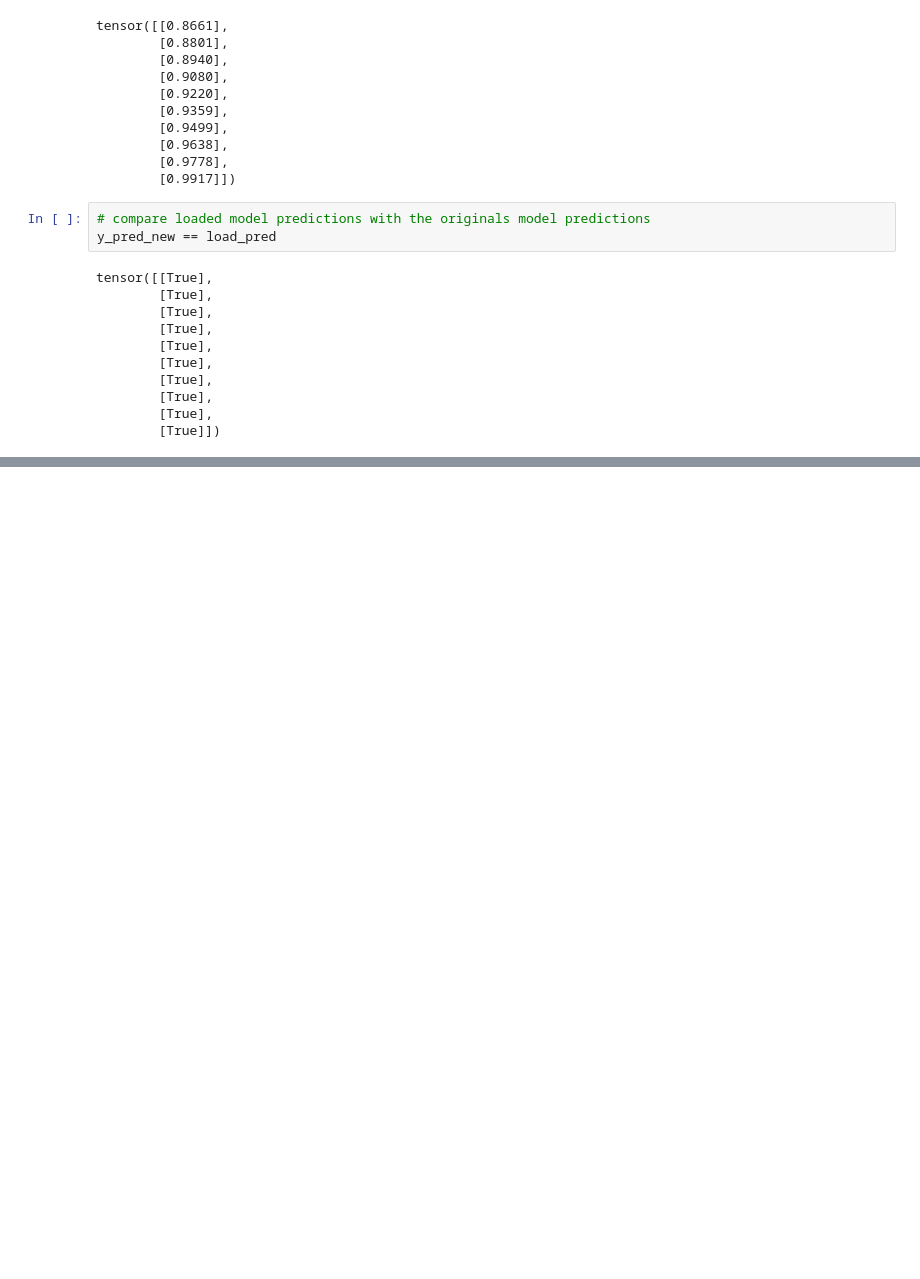
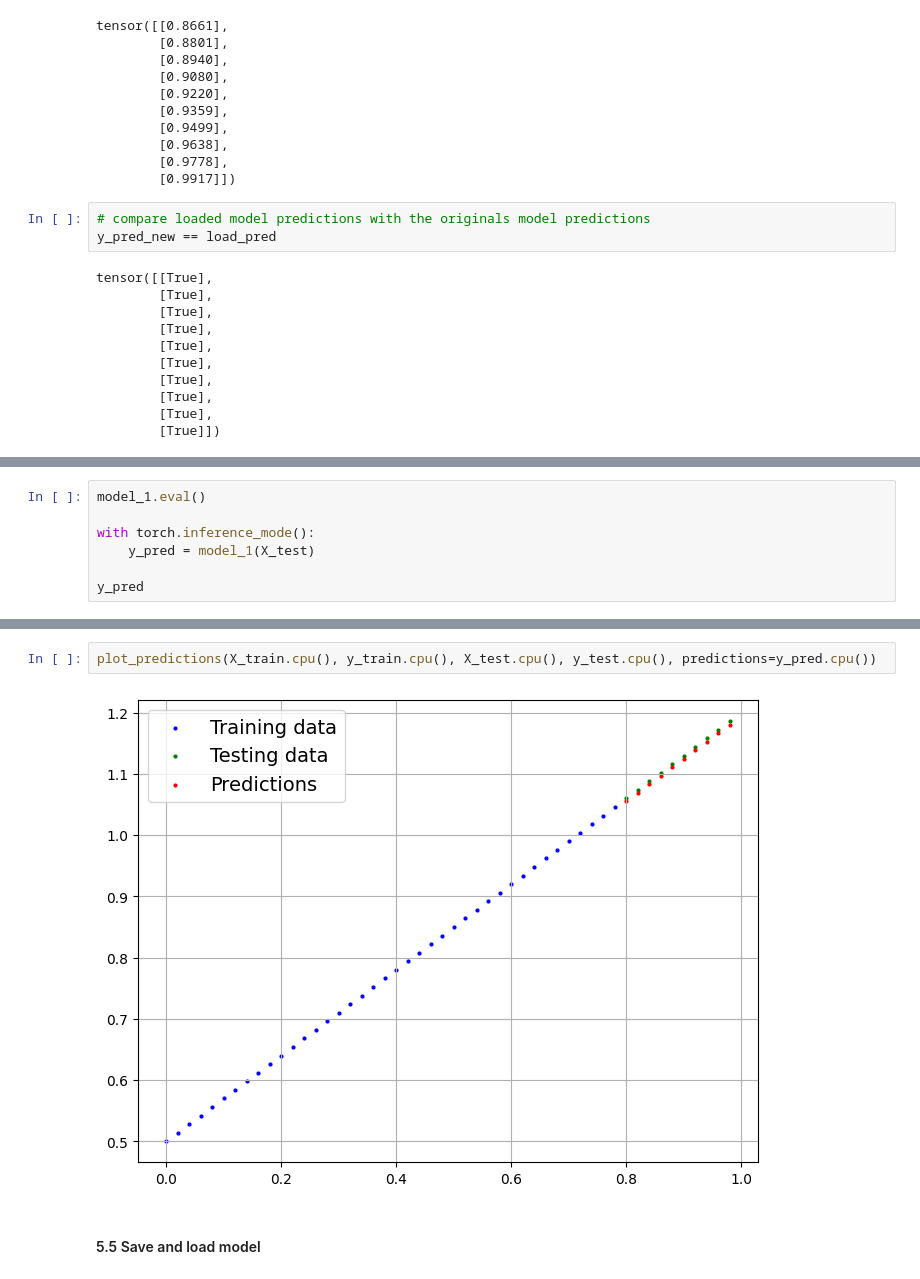
Before and after one commit to ZyWang7/PyTorch-for-DL-ML, a Jupyter notebook: 01_PyTorch_Workflow.ipynb, the cells around one changed output, grey strips where cells are left out. Cells and saved outputs as stored; diff of their text form; blank space fills up the shorter version.

```diff
--- a/01_PyTorch_Workflow.ipynb
+++ b/01_PyTorch_Workflow.ipynb
@@ -440,0 +601,7 @@ tensor([[True],
+# %%
+model_1.eval()
+
+with torch.inference_mode():
+    y_pred = model_1(X_test)
+
+y_pred
@@ -440,0 +619,6 @@ tensor([[True],
+# %%
+plot_predictions(X_train.cpu(), y_train.cpu(), X_test.cpu(), y_test.cpu(), predictions=y_pred.cpu())
+# %% [output]
+[figure, added]
+# %% [markdown]
+#### 5.5 Save and load model
```
Also changed, not shown: parts of 25 cells of this notebook, 1 other file.
